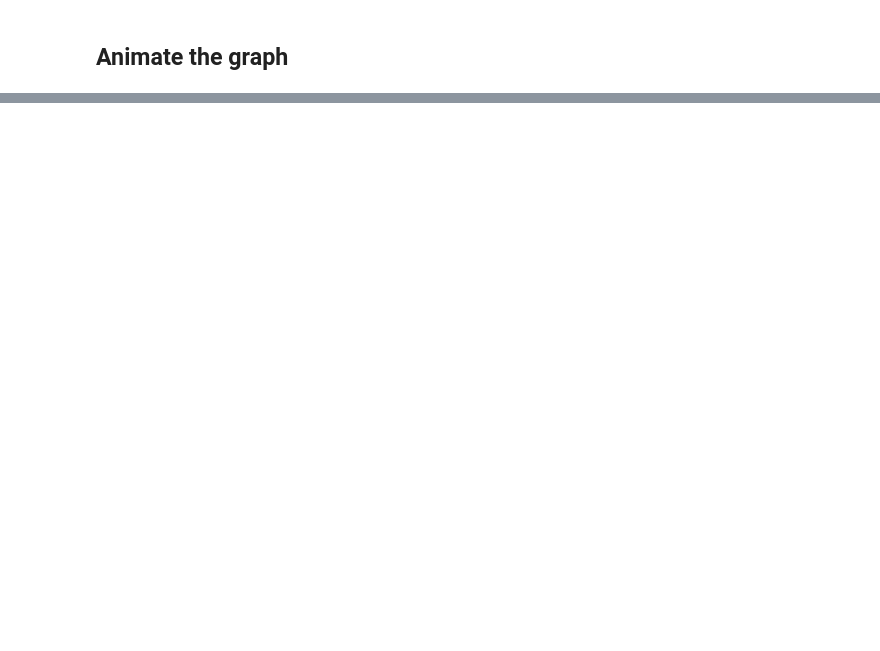
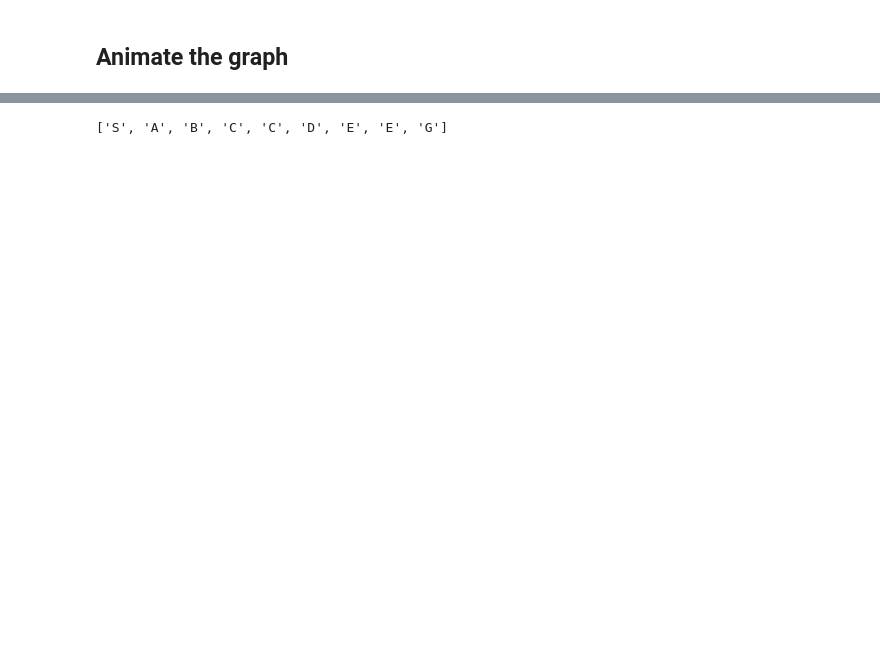
Before and after one commit to MaximoRdz/ARTIFICIAL-INTELLIGENCE, a Jupyter notebook: lab1-Searching-Heuristics/graph_networks.ipynb, the cells around one changed output, grey strips where cells are left out. Cells and saved outputs as stored; diff of their text form; code cells hidden in the pictures; blank space fills up the shorter version.

```diff
--- a/lab1-Searching-Heuristics/graph_networks.ipynb
+++ b/lab1-Searching-Heuristics/graph_networks.ipynb
@@ -115,0 +127,41 @@ plt.show()
+# %%
+from collections import deque
+
+def dfs(G, start, end):
+    assert start in G, f"{start} node not in Graph"
+    assert end in G, f"{end} node not in Graph"
+
+    q = deque([start])
+    visited = set()
+    path = []
+
+    while q:
+        node = q.popleft()
+        path.append(node)
+
+        if node == end:
+            return path
+
+        if node in visited:
+            continue
+
+        visited.add(node)
+
+        for neighbor in list(G.adj[node]):
+            if neighbor not in visited:
+                q.extend(neighbor)
+
+    return []
+
+G, node_attrs = graph_factory()
+
+path = dfs(G, "S", "G")
+print(path)
+
+fig, ax = plt.subplots()
+ax.axis("off")
+ani = animation.FuncAnimation(fig, partial(update, ax), interval=1000, frames=path, repeat=False)
+plt.show()
+# %% [output]
+['S', 'A', 'B', 'C', 'C', 'D', 'E', 'E', 'G']
+[figure, added]
```
Also changed, not shown: parts of 6 cells of this notebook, 1 other file.
